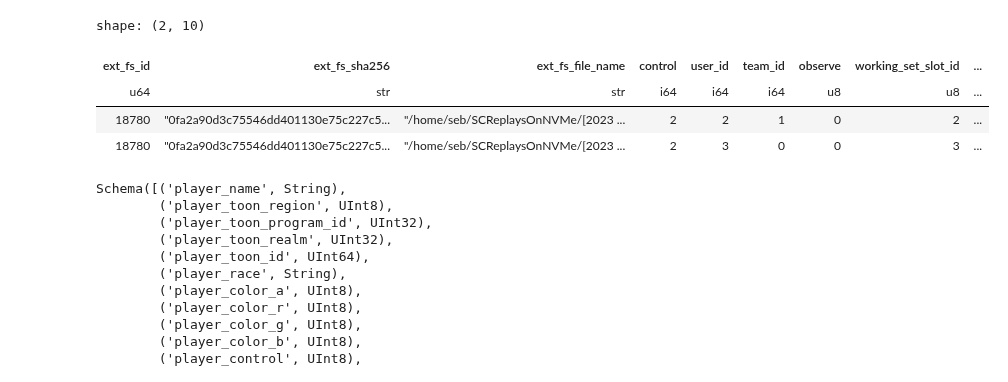
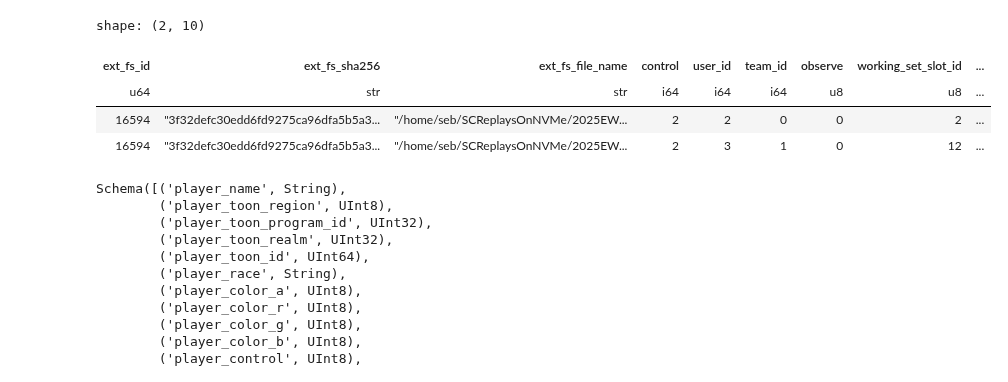
Before and after one commit to sebosp/s2-polars-data-analysis, a Jupyter notebook: jupyter_notebooks/Exploratory_Data_Analysis.ipynb, the cells around one changed output. Saved outputs shown, nothing was run; the diff lists cells and outputs as text; code cells hidden in the pictures.

```diff
--- a/jupyter_notebooks/Exploratory_Data_Analysis.ipynb
+++ b/jupyter_notebooks/Exploratory_Data_Analysis.ipynb
@@ -74,0 +93,2 @@ Schema([('ext_fs_id', UInt64),
+# %%
+chosen_fs_id = 16594  # One of the above
@@ -135,13 +154,13 @@ shape: (4_517, 1)
 # %%
 lobby_slot_init_data_df.filter(
-    [pl.col("ext_fs_id").eq(18780) & pl.col("observe").eq(0)]
+    [pl.col("ext_fs_id").eq(chosen_fs_id) & pl.col("observe").eq(0)]
 ).collect()
 # %% [output]
 shape: (2, 10)
 | ext_fs_id | ext_fs_sha256 | ext_fs_file_name | control | user_id | team_id | observe | working_set_slot_id | ... |
 | u64 | str | str | i64 | i64 | i64 | u8 | u8 | ... |
-| 18780 | "0fa2a90d3c75546dd401130e75c227c5... | "/home/seb/SCReplaysOnNVMe/[2023 ... | 2 | 2 | 1 | 0 | 2 | ... |
-| 18780 | "0fa2a90d3c75546dd401130e75c227c5... | "/home/seb/SCReplaysOnNVMe/[2023 ... | 2 | 3 | 0 | 0 | 3 | ... |
+| 16594 | "3f32defc30edd6fd9275ca96dfa5b5a3... | "/home/seb/SCReplaysOnNVMe/2025EW... | 2 | 2 | 0 | 0 | 2 | ... |
+| 16594 | "3f32defc30edd6fd9275ca96dfa5b5a3... | "/home/seb/SCReplaysOnNVMe/2025EW... | 2 | 3 | 1 | 0 | 12 | ... |
 # %%
 details_df.collect_schema()
 # %% [output]
```
Also changed, not shown: parts of 44 cells of this notebook, 2 other files.
